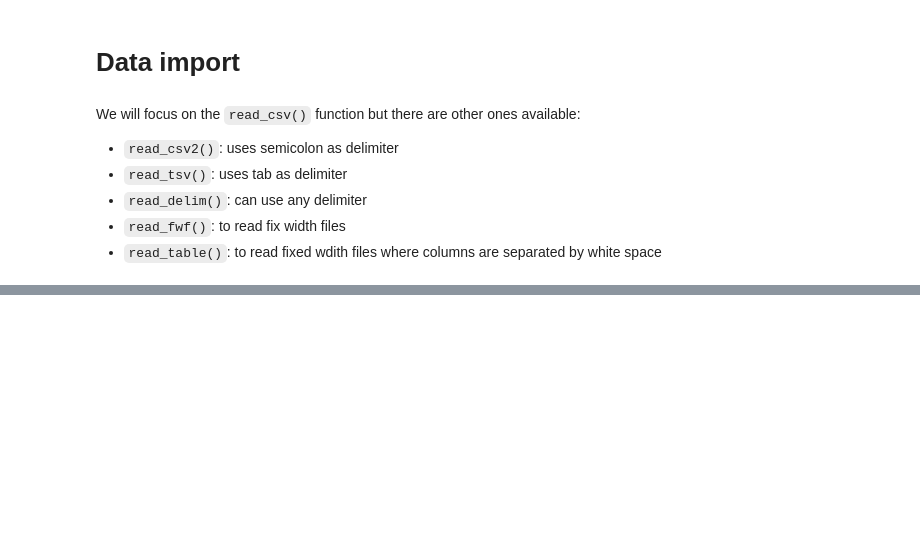
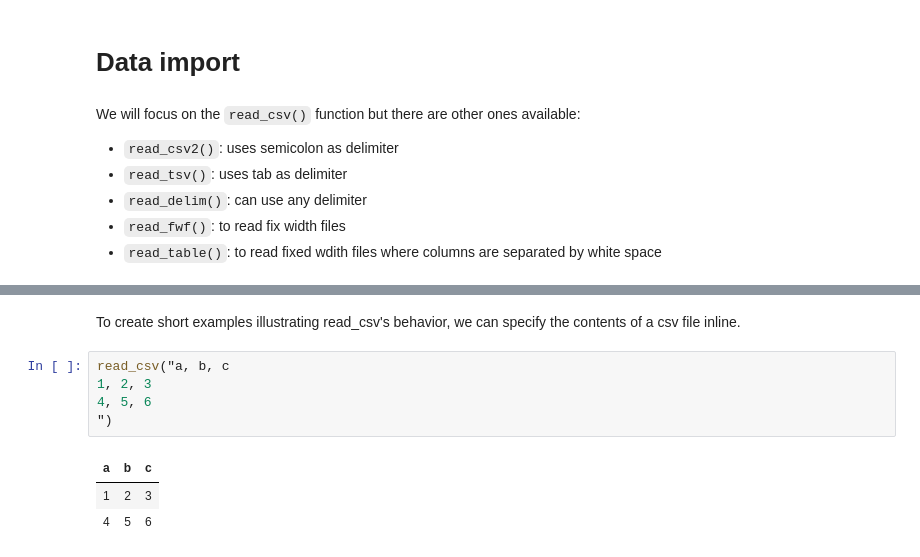
Before and after one commit to ambujtewari/stats306-fall2017, a Jupyter notebook: Lecture11.ipynb, the cells around one changed output, grey strips where cells are left out. Drawn from its saved outputs; the diff is of its cells as text; blank space fills up the shorter version.

```diff
--- a/Lecture11.ipynb
+++ b/Lecture11.ipynb
@@ -277,0 +284,11 @@ ERROR: Error in open.connection(con, "rb"): Peer certificate cannot be authentic
+# %% [markdown]
+To create short examples illustrating read_csv's behavior, we can specify the contents of a csv file inline.
+# %%
+read_csv("a, b, c
+1, 2, 3
+4, 5, 6
+")
+# %% [output]
+| a | b | c |
+| 1 | 2 | 3 |
+| 4 | 5 | 6 |
```
Also changed, not shown: parts of 18 cells of this notebook.
